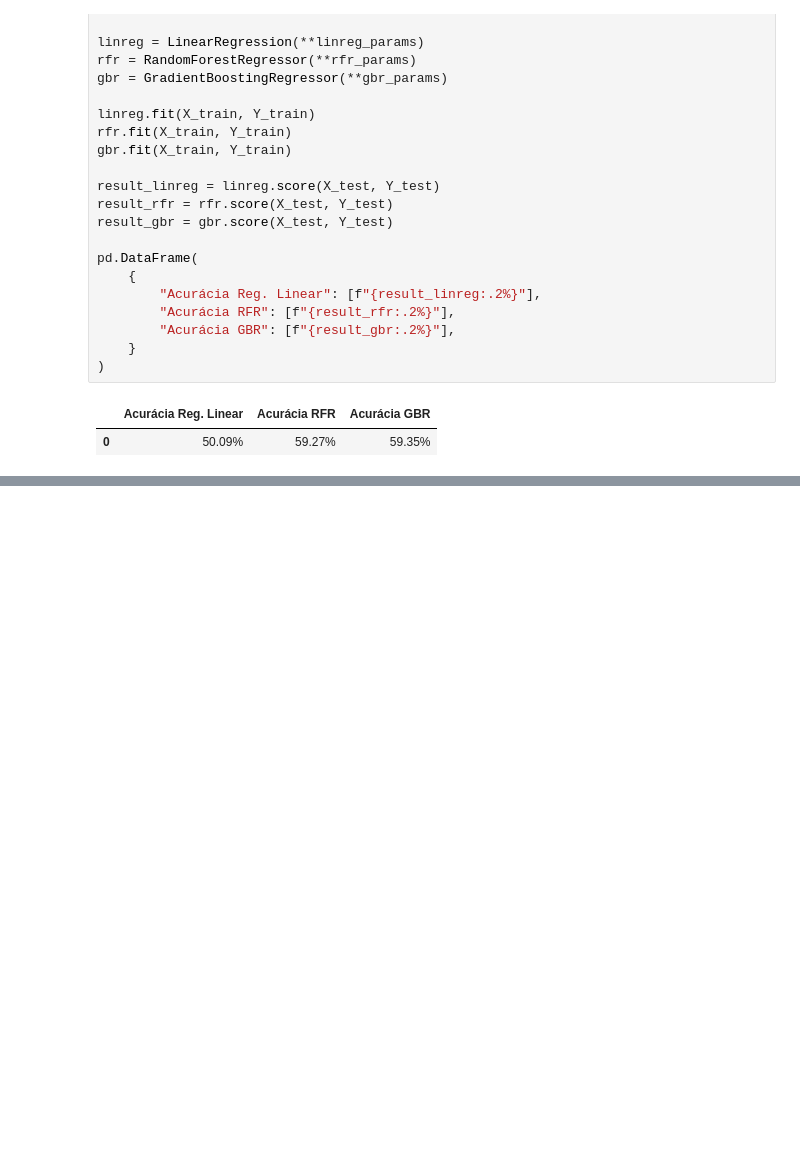
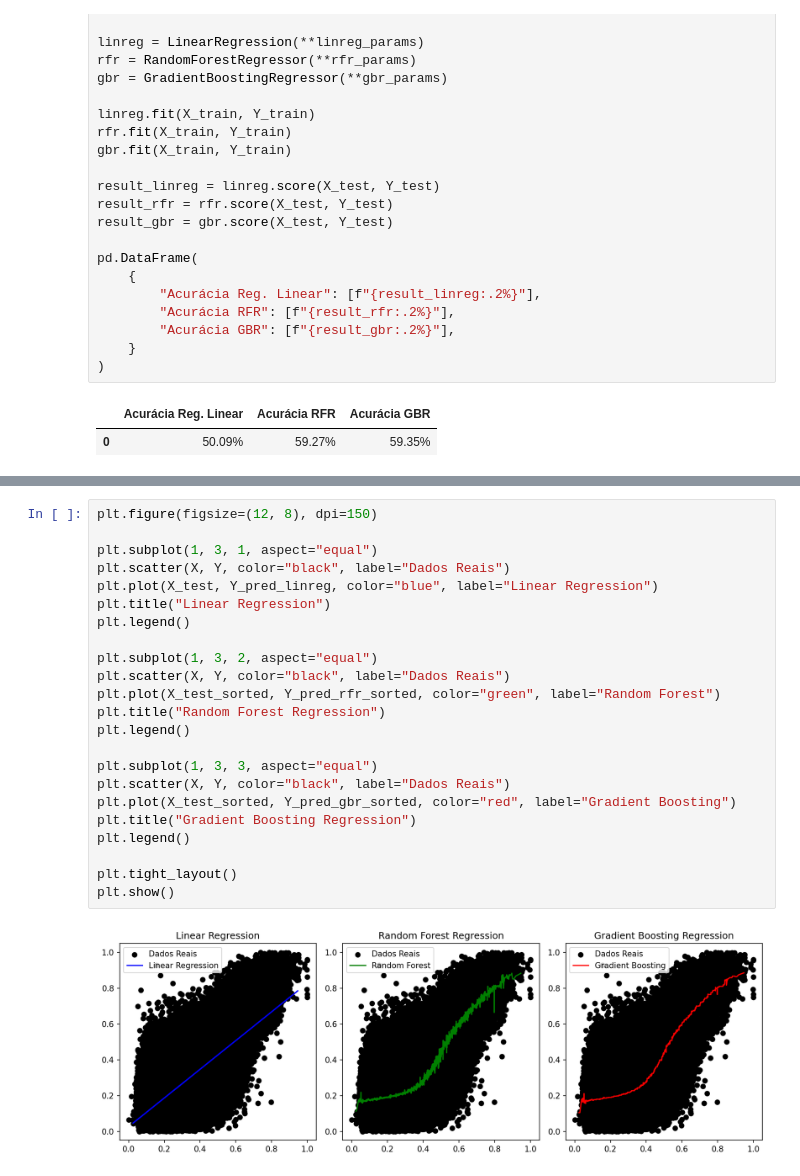
Before and after one commit to gabriel-fonseca-repo/enem-microdados-ml, a Jupyter notebook: src/reg.ipynb, the cells around one changed output, grey strips where cells are left out. Cells and saved outputs as stored; diff of their text form; blank space fills up the shorter version.

```diff
--- a/src/reg.ipynb
+++ b/src/reg.ipynb
@@ -134,0 +207,25 @@ pd.DataFrame(
+# %%
+plt.figure(figsize=(12, 8), dpi=150)
+
+plt.subplot(1, 3, 1, aspect="equal")
+plt.scatter(X, Y, color="black", label="Dados Reais")
+plt.plot(X_test, Y_pred_linreg, color="blue", label="Linear Regression")
+plt.title("Linear Regression")
+plt.legend()
+
+plt.subplot(1, 3, 2, aspect="equal")
+plt.scatter(X, Y, color="black", label="Dados Reais")
+plt.plot(X_test_sorted, Y_pred_rfr_sorted, color="green", label="Random Forest")
+plt.title("Random Forest Regression")
+plt.legend()
+
+plt.subplot(1, 3, 3, aspect="equal")
+plt.scatter(X, Y, color="black", label="Dados Reais")
+plt.plot(X_test_sorted, Y_pred_gbr_sorted, color="red", label="Gradient Boosting")
+plt.title("Gradient Boosting Regression")
+plt.legend()
+
+plt.tight_layout()
+plt.show()
+# %% [output]
+[figure, added]
```
Also changed, not shown: parts of 4 cells of this notebook, 1 other file.
